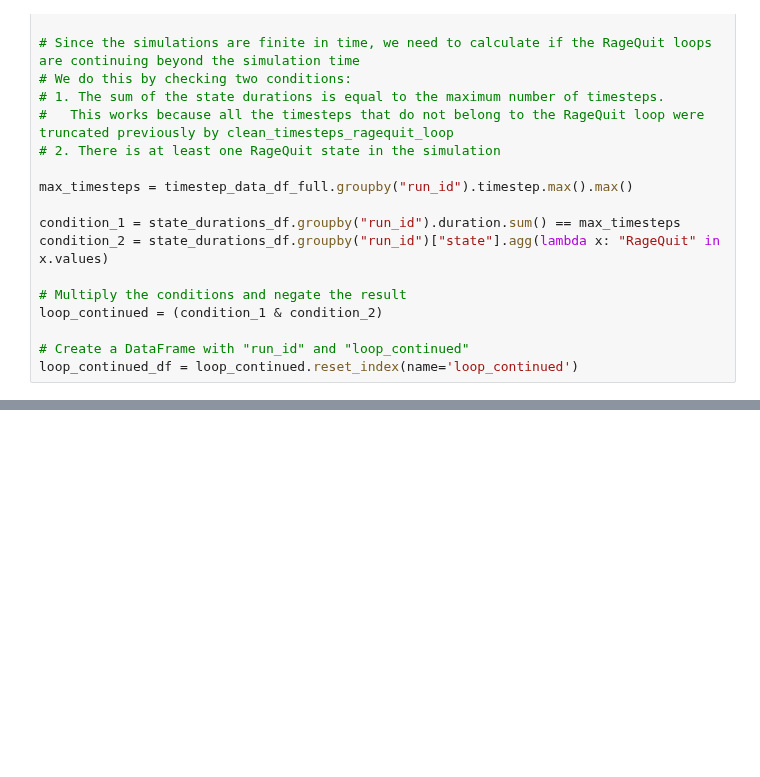
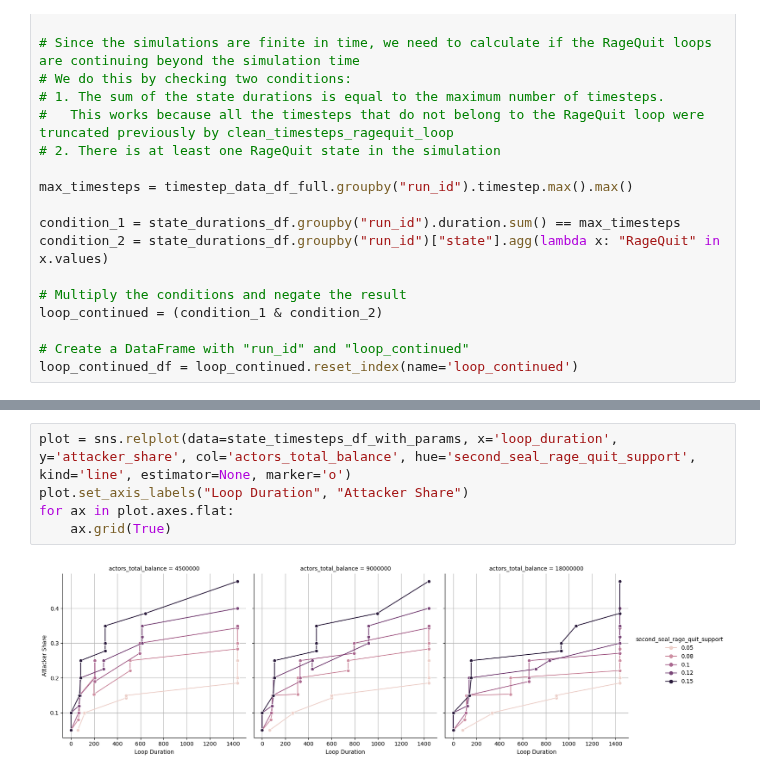
Before and after one commit to collectif-dao/dg-research, a Jupyter notebook: experiments/notebooks/clean_notebook_rageloop.ipynb, the cells around one changed output, grey strips where cells are left out. Cells and saved outputs as stored; diff of their text form; blank space fills up the shorter version.

```diff
--- a/experiments/notebooks/clean_notebook_rageloop.ipynb
+++ b/experiments/notebooks/clean_notebook_rageloop.ipynb
@@ -116,0 +123,7 @@ plt.gca().yaxis.set_major_formatter(FuncFormatter(lambda x, pos: f"{State(x).nam
+# %%
+plot = sns.relplot(data=state_timesteps_df_with_params, x='loop_duration', y='attacker_share', col='actors_total_balance', hue='second_seal_rage_quit_support', kind='line', estimator=None, marker='o')
+plot.set_axis_labels("Loop Duration", "Attacker Share")
+for ax in plot.axes.flat:
+    ax.grid(True)
+# %% [output]
+[figure, added]
```
Also changed, not shown: parts of 5 cells of this notebook.
